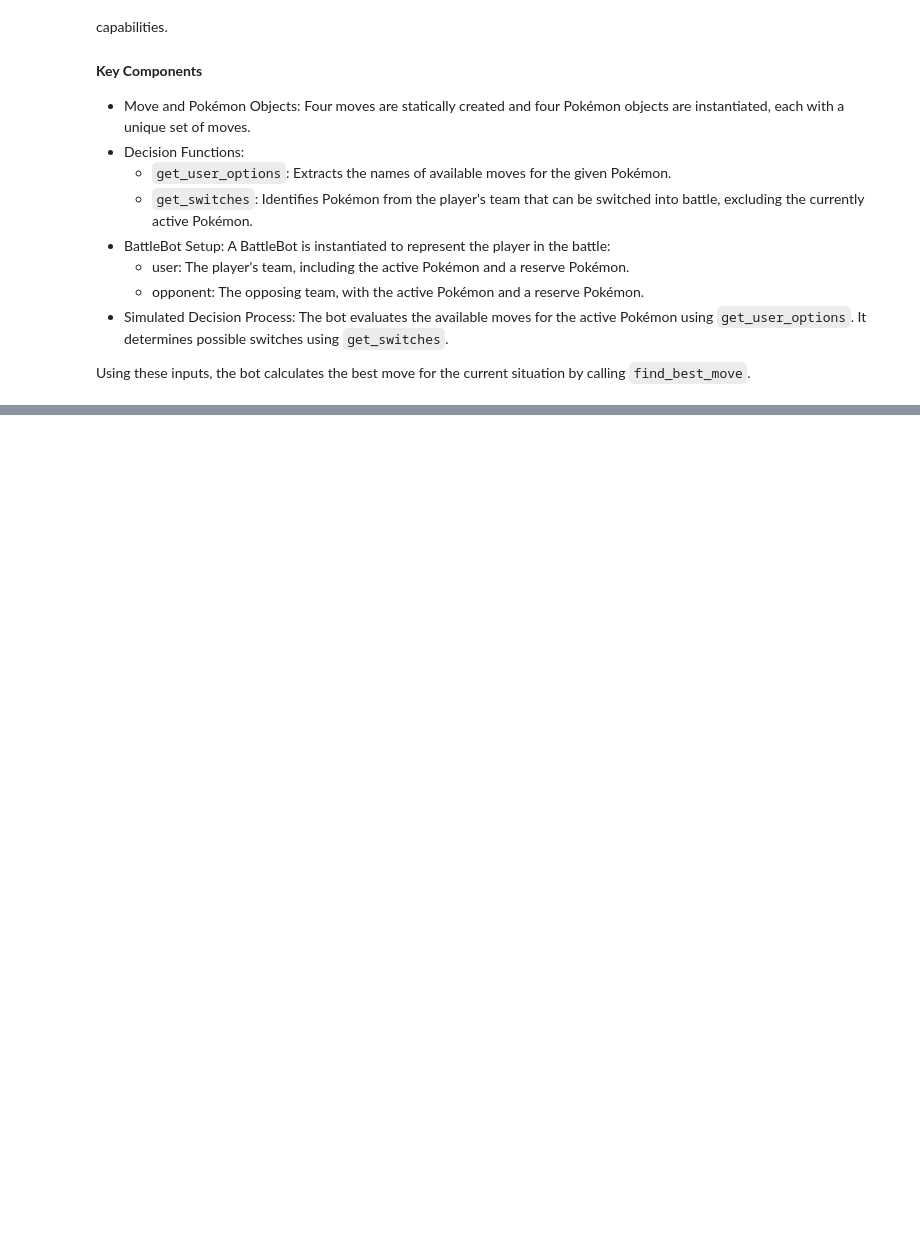
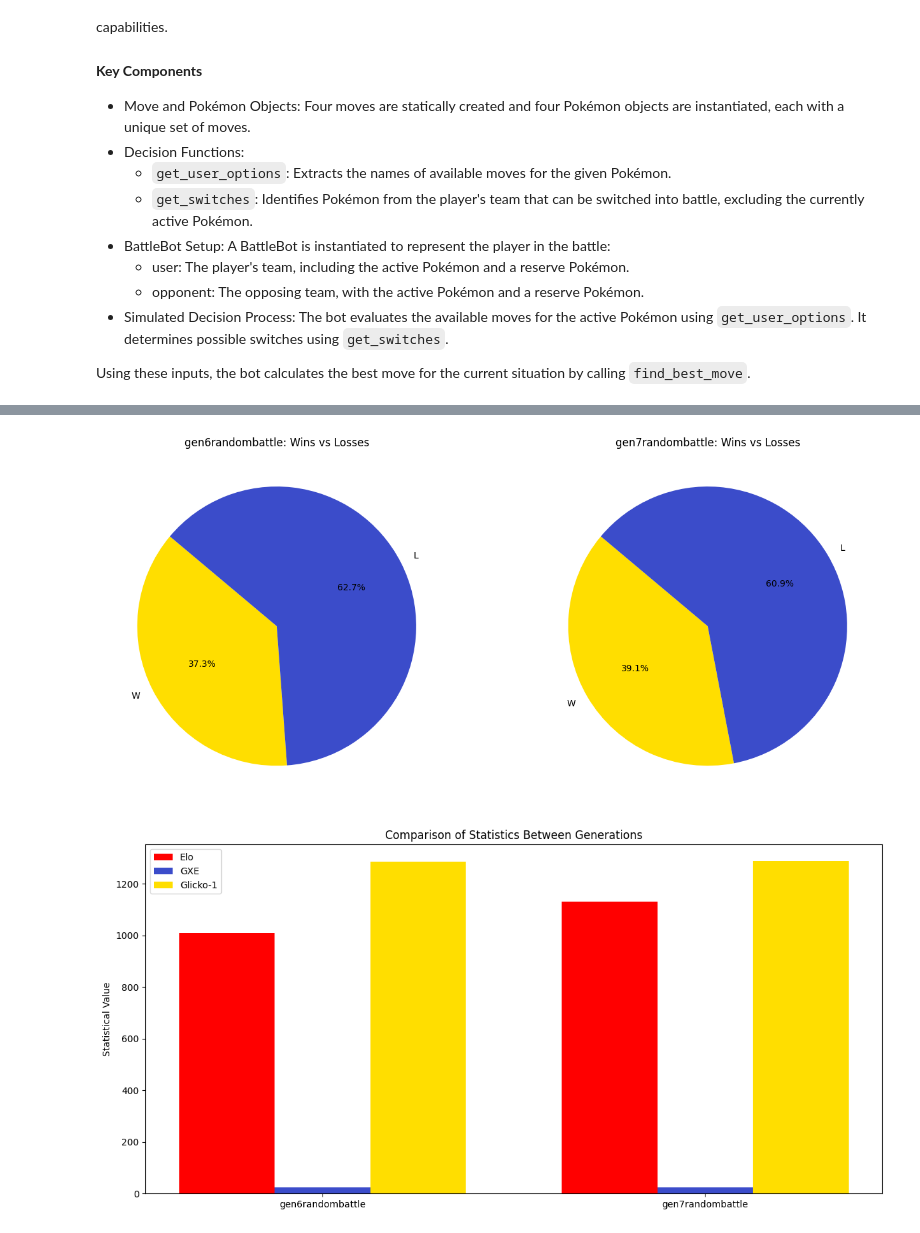
Before and after one commit to MatteoPirii/PokeBattle, a Jupyter notebook: PokéBattle.ipynb, the cells around one changed output, grey strips where cells are left out. Saved outputs shown, nothing was run; the diff lists cells and outputs as text; code cells hidden in the pictures; blank space fills up the shorter version.

```diff
--- a/PokéBattle.ipynb
+++ b/PokéBattle.ipynb
@@ -1087,0 +1142,71 @@ print(df)
+# %%
+import matplotlib.pyplot as plt
+import numpy as np
+
+# Data from the image
+data = {
+    'Generation': ['gen6randombattle', 'gen7randombattle'],
+    'Elo': [1011, 1132],
+    'GXE': [24.3, 24.5],
+    'Glicko-1': [1286, 1288],
+    'W': [22, 72],
+    'L': [37, 112]
+}
+
+# Pie Charts for Wins and Losses
+fig, axs = plt.subplots(1, 2, figsize=(14, 6))
+
+# Colors for Pie Charts
+colors_gen6 = ['#FFDE00', '#3B4CCA']
+colors_gen7 = ['#FFDE00', '#3B4CCA']
+
+# Generation 6
+axs[0].pie(
+    [data['W'][0], data['L'][0]],
+    labels=['W', 'L'],
+    autopct='%1.1f%%',
+    startangle=140,
+    colors=colors_gen6
+)
+axs[0].set_title('gen6randombattle: Wins vs Losses')
+
+# Generation 7
+axs[1].pie(
+    [data['W'][1], data['L'][1]],
+    labels=['W', 'L'],
+    autopct='%1.1f%%',
+    startangle=140,
+    colors=colors_gen7
+)
+axs[1].set_title('gen7randombattle: Wins vs Losses')
+
+plt.tight_layout()
+plt.show()
+
+# Bar Chart for Elo, GXE, and Glicko-1
+x = np.arange(len(data['Generation']))
+width = 0.25
+
+fig, ax = plt.subplots(figsize=(12, 6))
+
+# Colors for Bar Chart
+colors_elo = '#FF0000'
+colors_gxe = '#3B4CCA'
+colors_glicko = '#FFDE00'
+
+# Plot bars with specific colors
+rects1 = ax.bar(x - width, data['Elo'], width, label='Elo', color=colors_elo)
+rects2 = ax.bar(x, data['GXE'], width, label='GXE', color=colors_gxe)
+rects3 = ax.bar(x + width, data['Glicko-1'], width, label='Glicko-1', color=colors_glicko)
+
+ax.set_ylabel('Statistical Value')
+ax.set_title('Comparison of Statistics Between Generations')
+ax.set_xticks(x)
+ax.set_xticklabels(data['Generation'])
+ax.legend()
+
+plt.tight_layout()
+plt.show()
+# %% [output]
+[figure, added]
+[figure, added]
```
Also changed, not shown: parts of 11 cells of this notebook, 1 other file.
